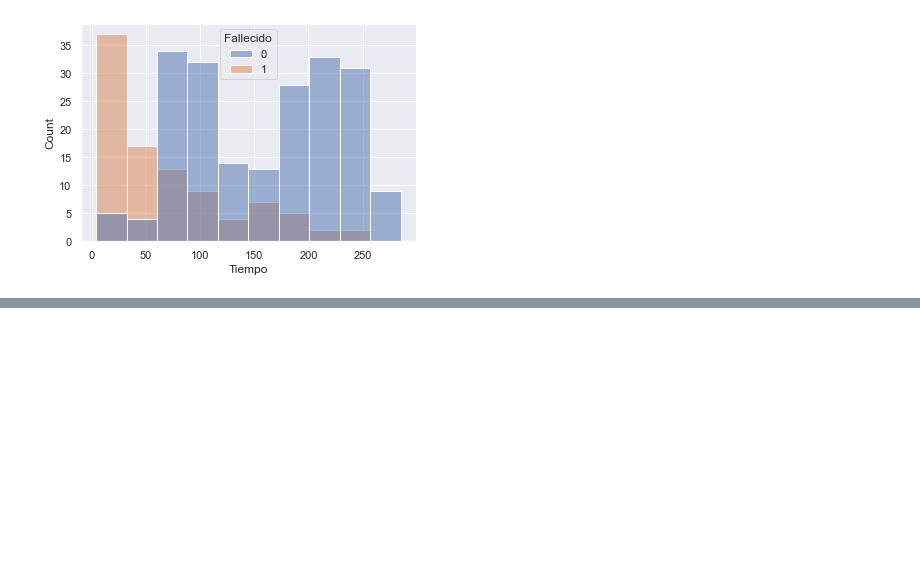
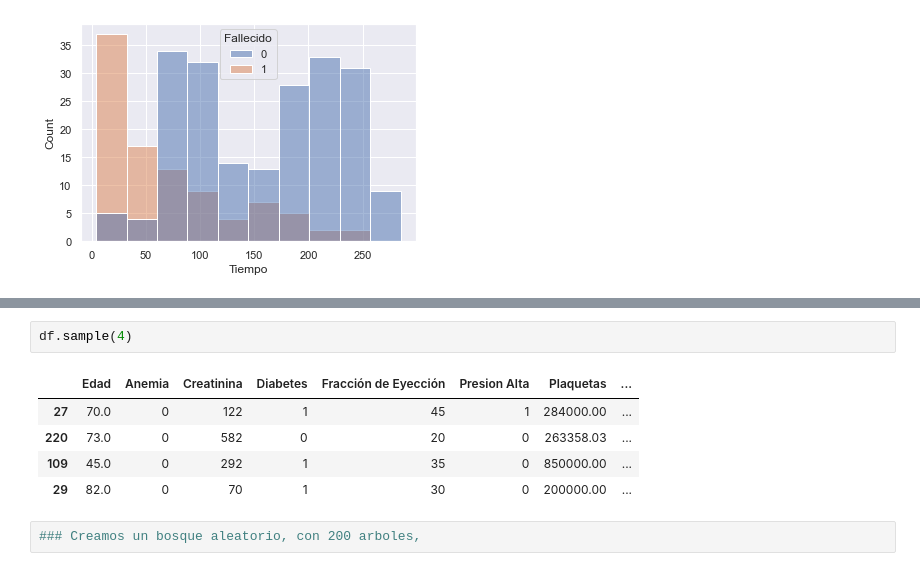
Before and after one commit to NestorDiazDataSC/Informe-Estudio-de-Ataques-al-Corazon, a Jupyter notebook: Informe Ataques al Corazon.ipynb, the cells around one changed output, grey strips where cells are left out. Saved outputs shown, nothing was run; the diff lists cells and outputs as text; blank space fills up the shorter version.

```diff
--- a/Informe Ataques al Corazon.ipynb
+++ b/Informe Ataques al Corazon.ipynb
@@ -336,0 +352,10 @@ sns.histplot(x=df.Tiempo, hue=data.Fallecido)
+# %%
+df.sample(4)
+# %% [output]
+|  | Edad | Anemia | Creatinina | Diabetes | Fracción de Eyección | Presion Alta | Plaquetas | ... |
+| 27 | 70.0 | 0 | 122 | 1 | 45 | 1 | 284000.00 | ... |
+| 220 | 73.0 | 0 | 582 | 0 | 20 | 0 | 263358.03 | ... |
+| 109 | 45.0 | 0 | 292 | 1 | 35 | 0 | 850000.00 | ... |
+| 29 | 82.0 | 0 | 70 | 1 | 30 | 0 | 200000.00 | ... |
+# %%
+### Creamos un bosque aleatorio, con 200 arboles,
```
Also changed, not shown: parts of 13 cells of this notebook.
